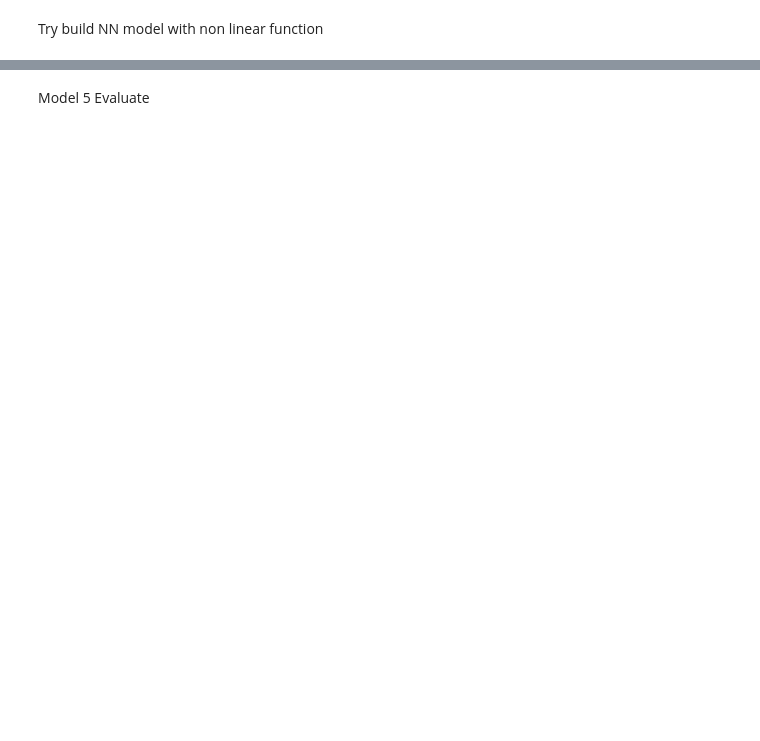
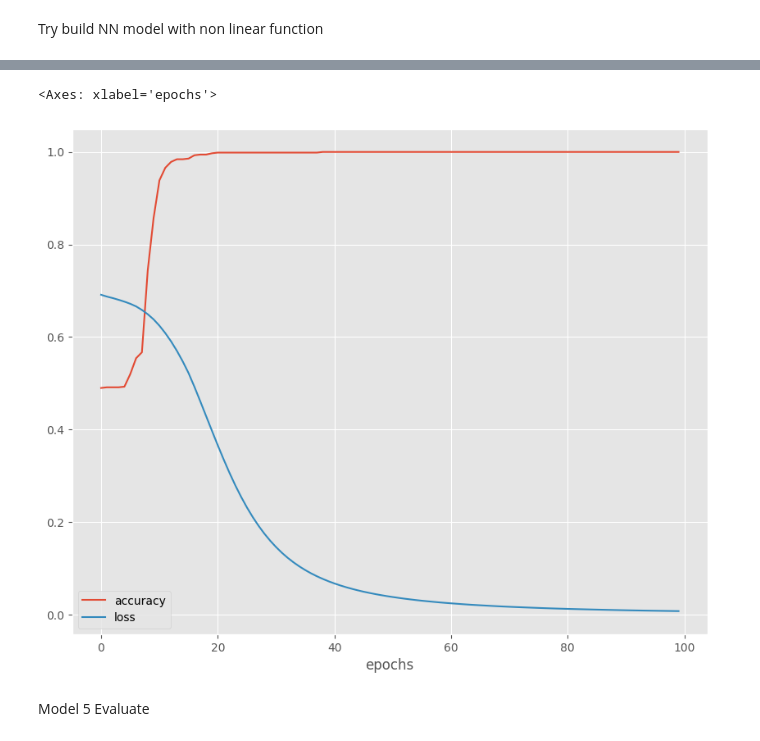
Before and after one commit to DiandraRifqiM/A-Journey-with-TensorFlow, a Jupyter notebook: Course 6/NNClassification.ipynb, the cells around one changed output, grey strips where cells are left out. Cells and saved outputs as stored; diff of their text form; code cells hidden in the pictures; blank space fills up the shorter version.

```diff
--- a/Course 6/NNClassification.ipynb
+++ b/Course 6/NNClassification.ipynb
@@ -419,7 +418,9 @@ model_5.compile(loss=tf.keras.losses.BinaryCrossentropy(),
                    optimizer=tf.keras.optimizers.Adam(learning_rate=0.001),
                    metrics=["accuracy"])
 
+# Create a learning rate callback
+# lr_schedule = tf.keras.callbacks.LearningRateScheduler(lambda epoch: 1e-4 * 10**(epoch/10))
 # Fit model
-model_5.fit(X_train, y_train, epochs=100)
+history5 = model_5.fit(X_train, y_train, epochs=100)
 # %% [output]
 Epoch 1/100
@@ -450,3 +443,8 @@ Binary classification
+# %%
+pd.DataFrame(history5.history).plot(figsize=(10, 8), xlabel="epochs")
+# %% [output]
+<Axes: xlabel='epochs'>
+[figure, added]
 # %% [markdown]
 Model 5 Evaluate
 # %%
```
Also changed, not shown: parts of 29 cells of this notebook.
